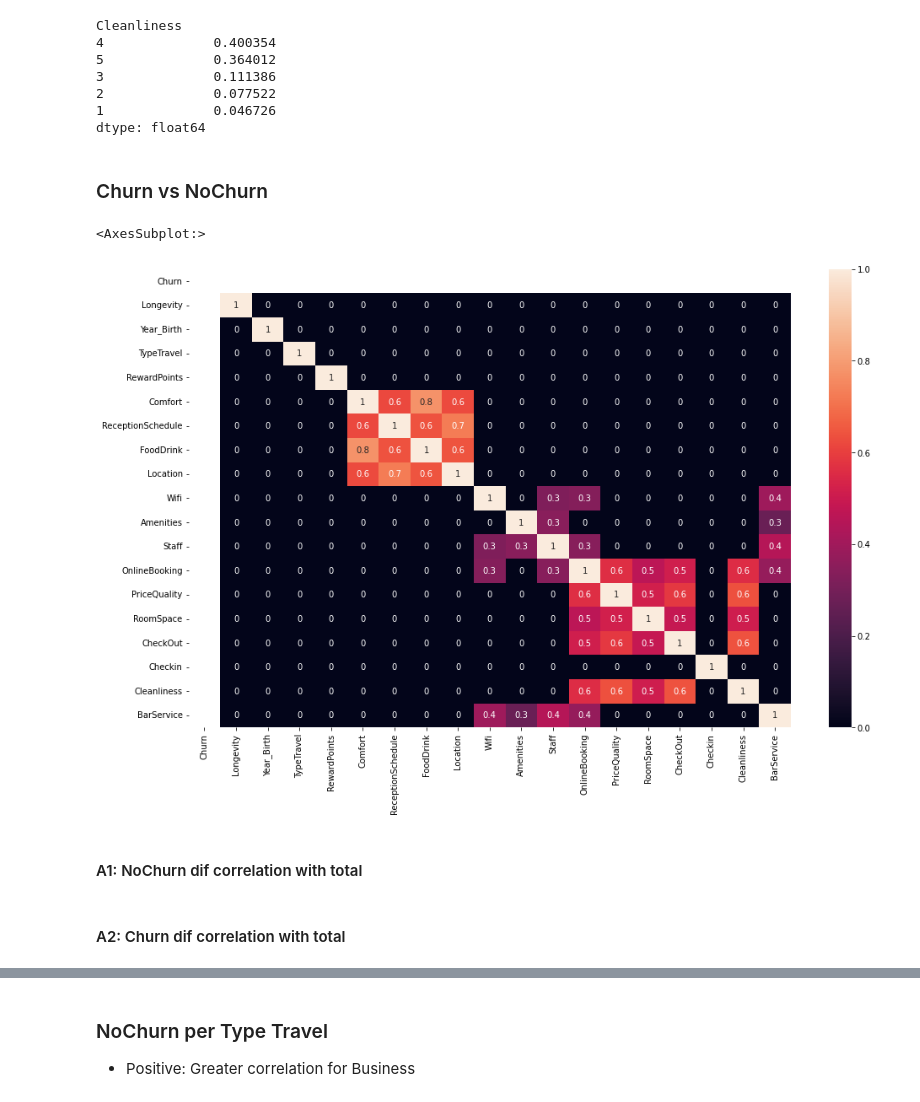
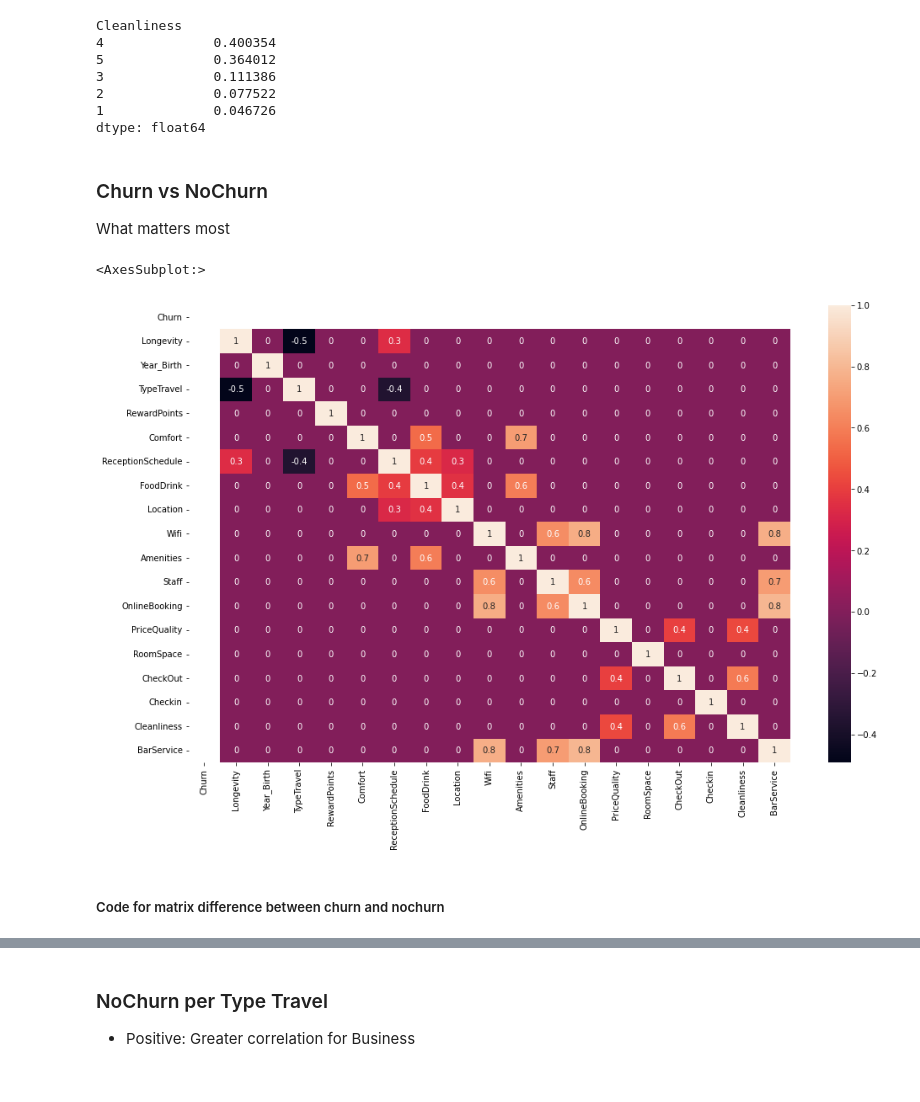
Before and after one commit to manelcbf/DSaML_Projects, a Jupyter notebook: Unsupervised_learning/Data_Science_Project_MF.ipynb, the cells around one changed output, grey strips where cells are left out. Cells and saved outputs as stored; diff of their text form; code cells hidden in the pictures.

```diff
--- a/Unsupervised_learning/Data_Science_Project_MF.ipynb
+++ b/Unsupervised_learning/Data_Science_Project_MF.ipynb
@@ -116,3 +116,4 @@ Cleanliness
 dtype: float64
 # %% [markdown]
 ### Churn vs NoChurn
+What matters most
@@ -119,11 +123,11 @@ dtype: float64
 # %%
 #db['Year_Birth'].corr(db['RoomType'])
-nochurn = db[db['Churn']==False].corr(method = 'spearman').applymap(lambda x: 0 if x<=0.2 else x)
+nochurncorr = db[db['Churn']==True].corr(method = 'spearman').applymap(lambda x: 0 if abs(x)<0.3 else x)
 figure = plt.figure(figsize=(16,10))
-sns.heatmap(nochurn, annot=True, fmt = '.1g')
+sns.heatmap(nochurncorr, annot=True, fmt = '.1g')
 # %% [output]
 <AxesSubplot:>
-[figure, old version]
+[figure, new version]
-# %% [markdown]
-#### A1: NoChurn dif correlation with total
+# %% [markdown]
+##### Code for matrix difference between churn and nochurn
 # %%
@@ -134,2 +136,0 @@ sns.heatmap(difChurn2, annot=True, fmt = '.1g')
-# %% [markdown]
-#### A2: Churn dif correlation with total
```
Also changed, not shown: parts of 8 cells of this notebook.
